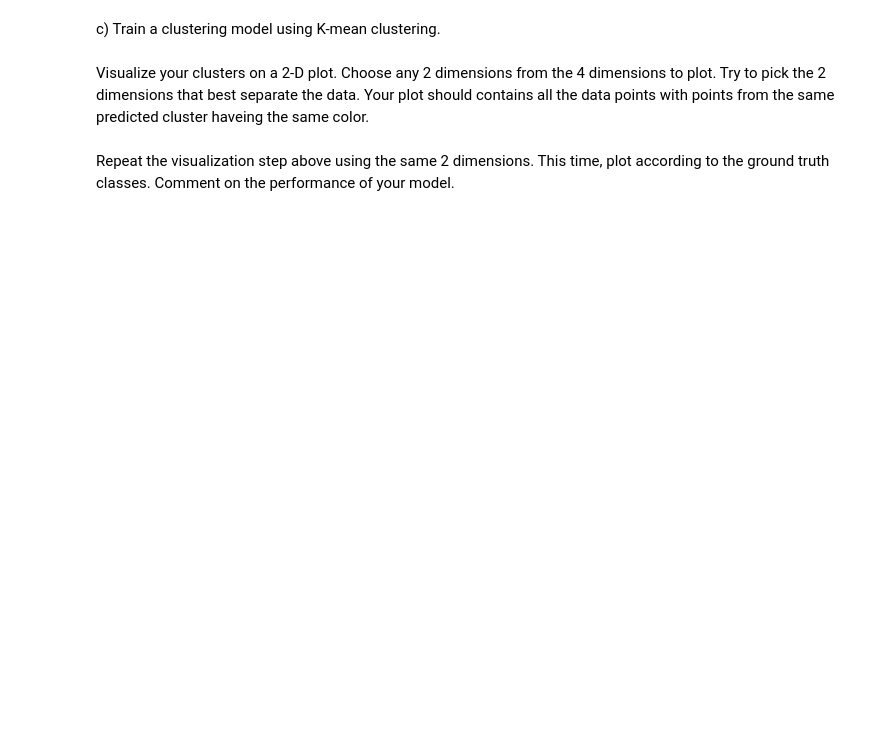
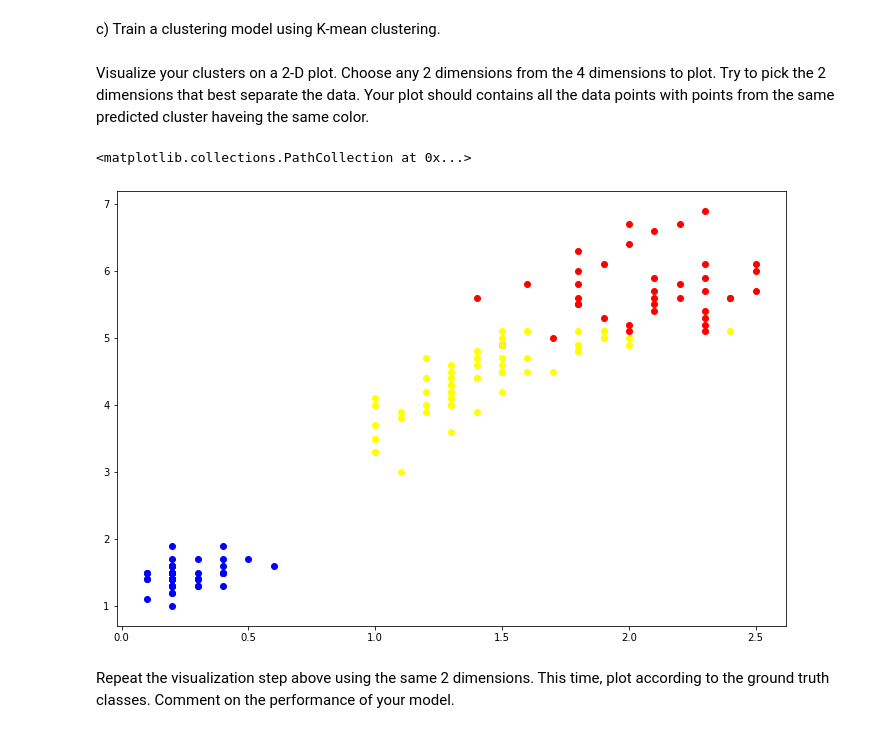
Before and after one commit to luhan68/CS190DD_HW, a Jupyter notebook: HW 2 Files-20201115/HW2.ipynb, the cells around one changed output. Cells and saved outputs as stored; diff of their text form; code cells hidden in the pictures; blank space fills up the shorter version.

```diff
--- a/HW 2 Files-20201115/HW2.ipynb
+++ b/HW 2 Files-20201115/HW2.ipynb
@@ -22,7 +51,18 @@ Repeat the visualization step above using the same 2 dimensions. This time, plot
 c) Train a clustering model using K-mean clustering.
 # %%
 from sklearn.cluster import KMeans
+
+kmeans = KMeans(n_clusters=3, random_state=0).fit(X)
+klabels = kmeans.labels_
 # %% [markdown]
 Visualize your clusters on a 2-D plot. Choose any 2 dimensions from the 4 dimensions to plot. Try to pick the 2 dimensions that best separate the data. Your plot should contains all the data points with points from the same predicted cluster haveing the same color.
+# %%
+plt.figure(figsize=(12,8))
+plt.scatter(X[klabels==0,3],X[klabels==0,2],color='red')
+plt.scatter(X[klabels==1,3],X[klabels==1,2],color='blue')
+plt.scatter(X[klabels==2,3],X[klabels==2,2],color='yellow')
+# %% [output]
+<matplotlib.collections.PathCollection at 0x...>
+[figure, added]
 # %% [markdown]
 Repeat the visualization step above using the same 2 dimensions. This time, plot according to the ground truth classes. Comment on the performance of your model.
```
Also changed, not shown: parts of 29 cells of this notebook.
